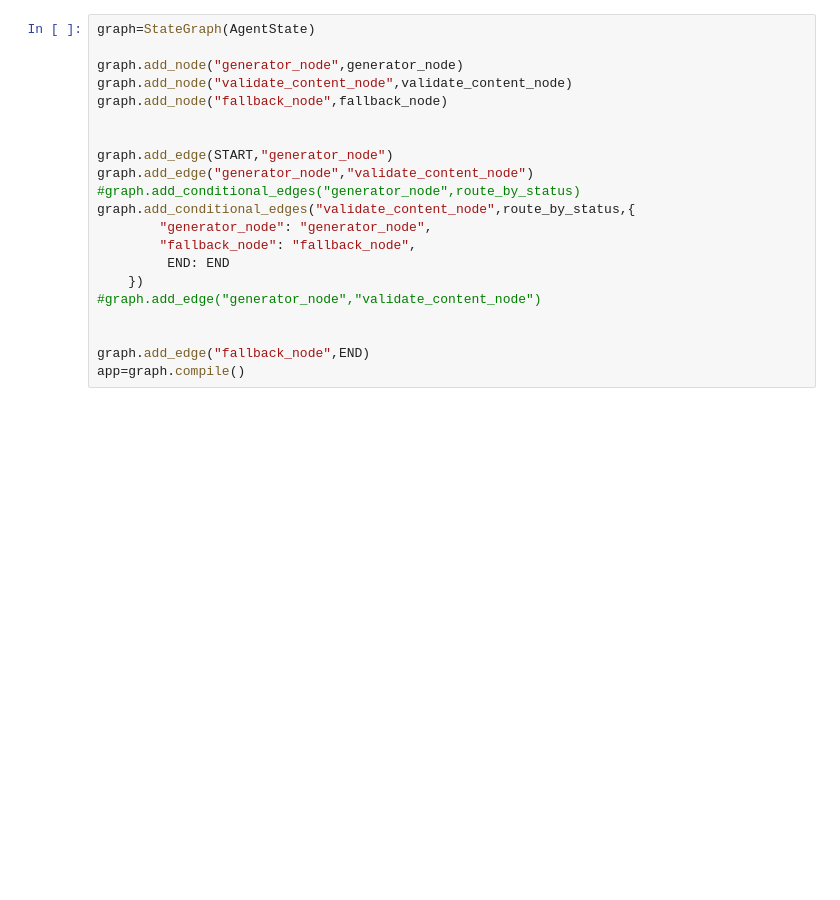
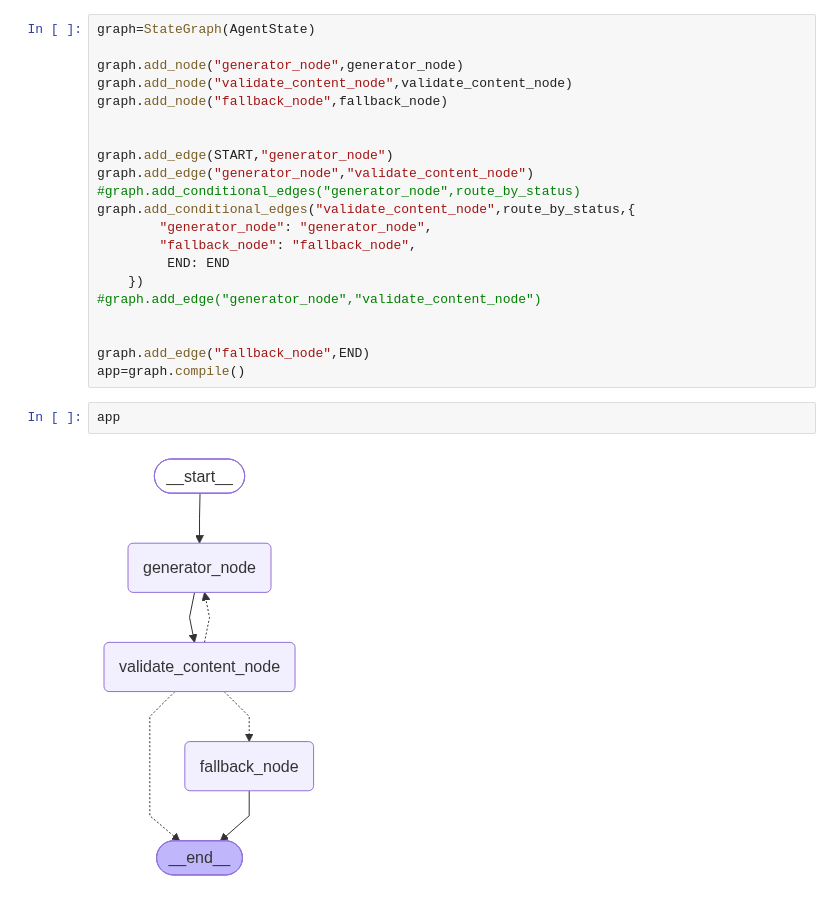
Before and after one commit to vartika879/langgraph-self-correcting-agent, a Jupyter notebook: project_test_cell_by_cell.ipynb, the cells around one changed output. Cells and saved outputs as stored; diff of their text form; blank space fills up the shorter version.

```diff
--- a/project_test_cell_by_cell.ipynb
+++ b/project_test_cell_by_cell.ipynb
@@ -189,6 +189,10 @@ graph.add_conditional_edges("validate_content_node",route_by_status,{
 
 graph.add_edge("fallback_node",END)
 app=graph.compile()
+# %%
+app
+# %% [output]
+[figure, added]
 # %%
 initial_state = {
     "task": """
```
Also changed, not shown: parts of 6 cells of this notebook, 2 other files.
